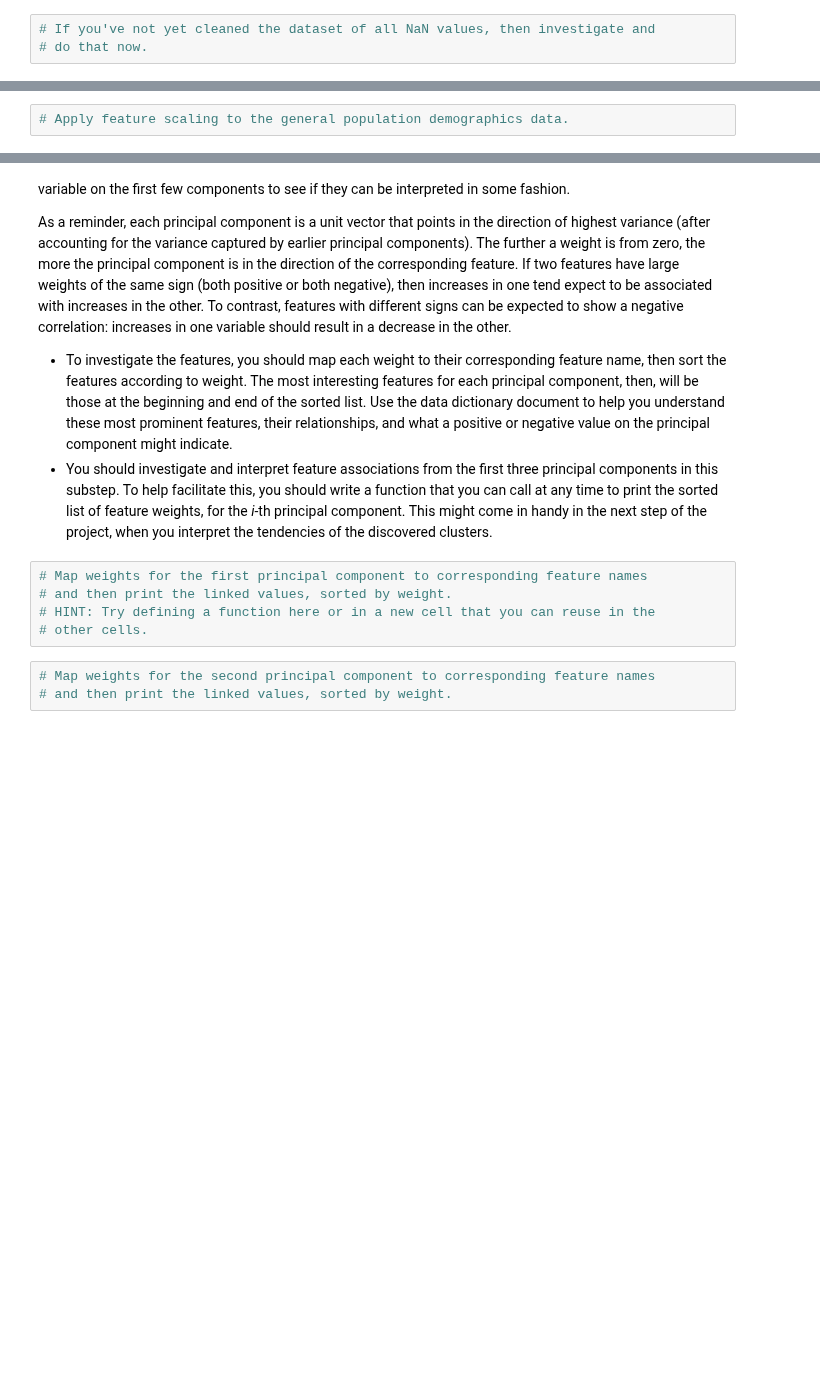
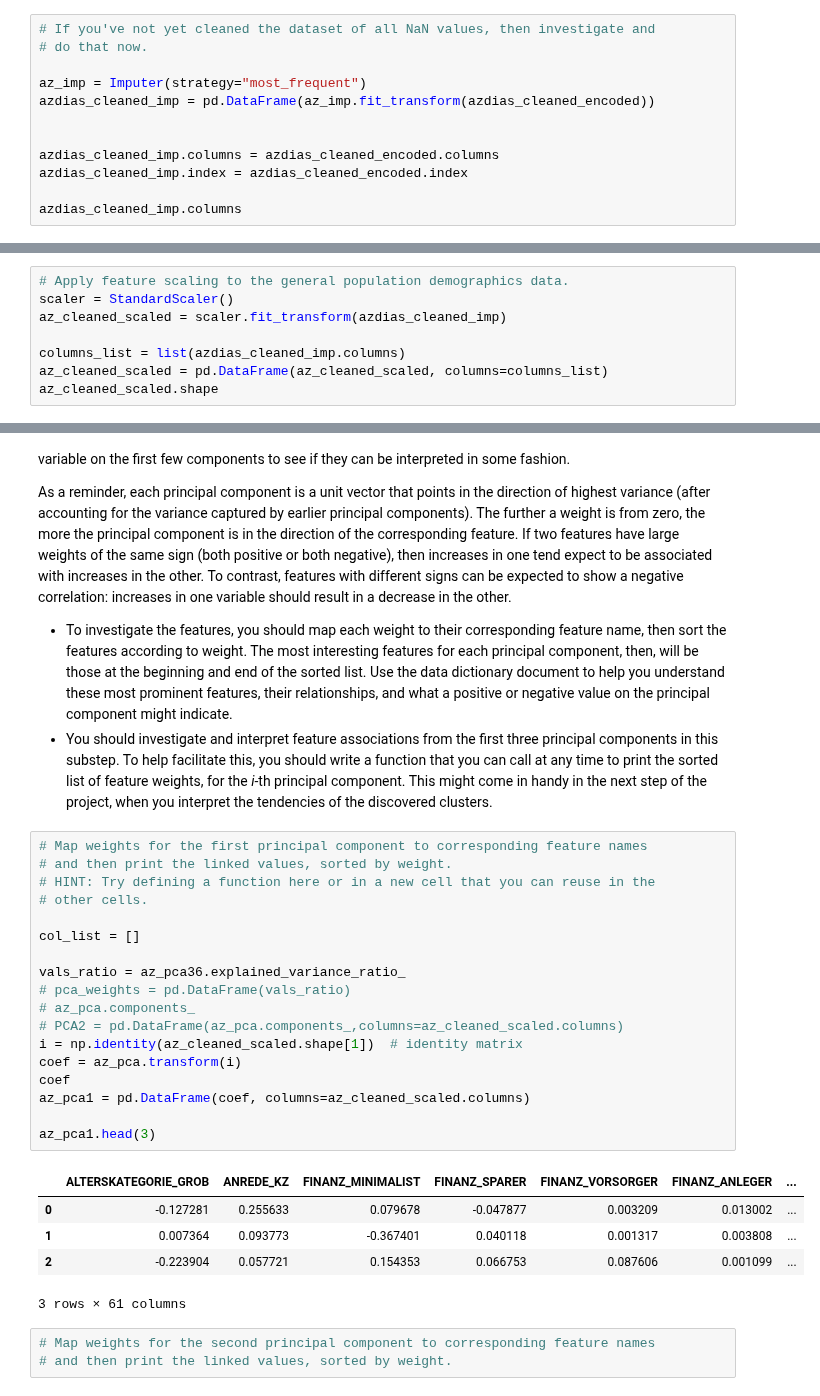
Before and after one commit to sjohnp2112/Identify-Custemer-Segments, a Jupyter notebook: Identify_Customer_Segments_sphelps.ipynb, the cells around one changed output, grey strips where cells are left out. Cells and saved outputs as stored; diff of their text form; blank space fills up the shorter version.

```diff
--- a/Identify_Customer_Segments_sphelps.ipynb
+++ b/Identify_Customer_Segments_sphelps.ipynb
@@ -723,3 +687,12 @@ Before we apply dimensionality reduction techniques to the data, we need to perf
 # %%
 # If you've not yet cleaned the dataset of all NaN values, then investigate and
 # do that now.
+
+az_imp = Imputer(strategy="most_frequent")
+azdias_cleaned_imp = pd.DataFrame(az_imp.fit_transform(azdias_cleaned_encoded))
+
+
+azdias_cleaned_imp.columns = azdias_cleaned_encoded.columns
+azdias_cleaned_imp.index = azdias_cleaned_encoded.index
+
+azdias_cleaned_imp.columns
@@ -726,2 +716,8 @@ Before we apply dimensionality reduction techniques to the data, we need to perf
 # %%
 # Apply feature scaling to the general population demographics data.
+scaler = StandardScaler()
+az_cleaned_scaled = scaler.fit_transform(azdias_cleaned_imp)
+
+columns_list = list(azdias_cleaned_imp.columns)
+az_cleaned_scaled = pd.DataFrame(az_cleaned_scaled, columns=columns_list)
+az_cleaned_scaled.shape
@@ -759,8 +831,27 @@ As a reminder, each principal component is a unit vector that points in the dire
 # %%
 # Map weights for the first principal component to corresponding feature names
 # and then print the linked values, sorted by weight.
 # HINT: Try defining a function here or in a new cell that you can reuse in the
 # other cells.
+
+col_list = []
+
+vals_ratio = az_pca36.explained_variance_ratio_
+# pca_weights = pd.DataFrame(vals_ratio)
+# az_pca.components_
+# PCA2 = pd.DataFrame(az_pca.components_,columns=az_cleaned_scaled.columns)
+i = np.identity(az_cleaned_scaled.shape[1])  # identity matrix
+coef = az_pca.transform(i)
+coef
+az_pca1 = pd.DataFrame(coef, columns=az_cleaned_scaled.columns)
+
+az_pca1.head(3)
+# %% [output]
+|  | ALTERSKATEGORIE_GROB | ANREDE_KZ | FINANZ_MINIMALIST | FINANZ_SPARER | FINANZ_VORSORGER | FINANZ_ANLEGER | ... |
+| 0 | -0.127281 | 0.255633 | 0.079678 | -0.047877 | 0.003209 | 0.013002 | ... |
+| 1 | 0.007364 | 0.093773 | -0.367401 | 0.040118 | 0.001317 | 0.003808 | ... |
+| 2 | -0.223904 | 0.057721 | 0.154353 | 0.066753 | 0.087606 | 0.001099 | ... |
+3 rows × 61 columns
 # %%
 # Map weights for the second principal component to corresponding feature names
 # and then print the linked values, sorted by weight.
```
Also changed, not shown: parts of 11 cells of this notebook.
